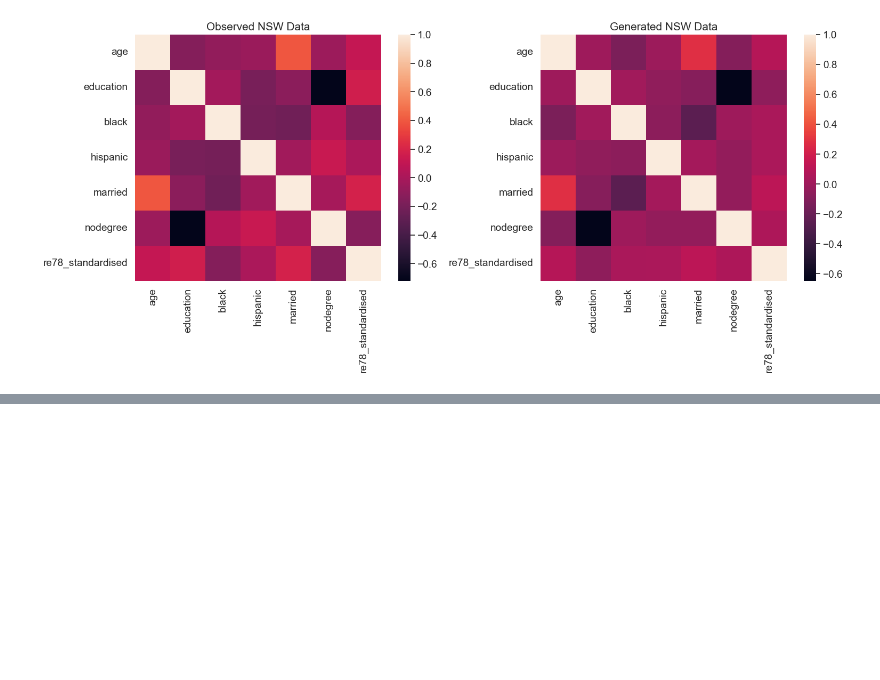
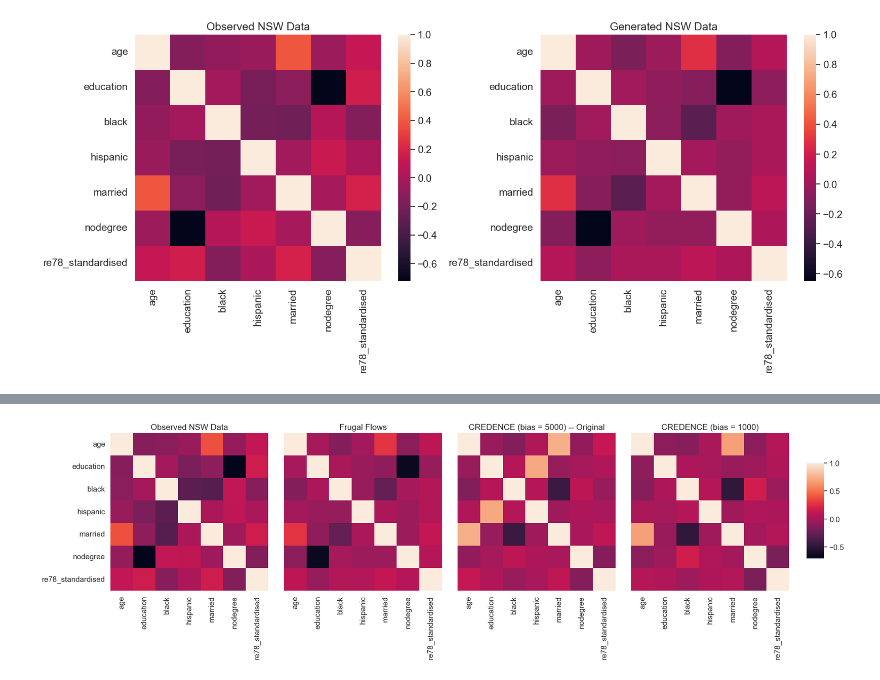
Before and after one commit to llaurabatt/frugal-flows, a Jupyter notebook: validation/validating_lalonde_datagen.ipynb, the cells around one changed output, grey strips where cells are left out. Drawn from its saved outputs; the diff is of its cells as text; code cells hidden in the pictures; blank space fills up the shorter version.

```diff
--- a/validation/validating_lalonde_datagen.ipynb
+++ b/validation/validating_lalonde_datagen.ipynb
@@ -247,0 +567,49 @@ Text(0.5, 1.0, 'Generated NSW Data')
+# %%
+import seaborn as sns
+import matplotlib.pyplot as plt
+
+sns.set(font_scale=1.25)
+
+# Create the subplots
+fig, ax = plt.subplots(ncols=4, figsize=(22, 6), gridspec_kw={'width_ratios': [1, 1, 1, 1]})
+
+# Define the data for each heatmap
+data_list = [
+    lalonde_rescaled[cols + [standardised_outcome_col]].corr(),
+    sim_data_df[cols + [standardised_outcome_col]].corr(),
+    sim_data_credence_bias5000[cols + [standardised_outcome_col]].corr(),
+    sim_data_credence_bias1000[cols + [standardised_outcome_col]].corr()
+]
+
+# Titles for each subplot
+titles = [
+    'Observed NSW Data',
+    'Frugal Flows',
+    'CREDENCE (bias = 5000) -- Original',
+    'CREDENCE (bias = 1000)'
+]
+
+# Find the common vmin and vmax for consistent color scaling
+vmin = min(d.min().min() for d in data_list)
+vmax = max(d.max().max() for d in data_list)
+
+# Create a colorbar axis
+cbar_ax = fig.add_axes([0.92, 0.3, 0.02, 0.4])
+
+# Plot each heatmap
+for i, data in enumerate(data_list):
+    sns.heatmap(data, ax=ax[i], square=True, vmin=vmin, vmax=vmax, cbar=(i == 3), cbar_ax=cbar_ax if i == 3 else None,
+                yticklabels=(i == 0))
+    ax[i].set_title(titles[i])
+    if i != 0:
+        ax[i].set_yticklabels([])
+
+# Adjust layout
+plt.subplots_adjust(wspace=0.1)
+# fig.tight_layout(rect=[0, 0, 0.9, 1])
+
+# Save the figure
+fig.savefig('Lalonde_NSW_0_1000_0.png')
+plt.show()
+# %% [output]
+[figure, added]
```
Also changed, not shown: parts of 10 cells of this notebook, 1 other file.
